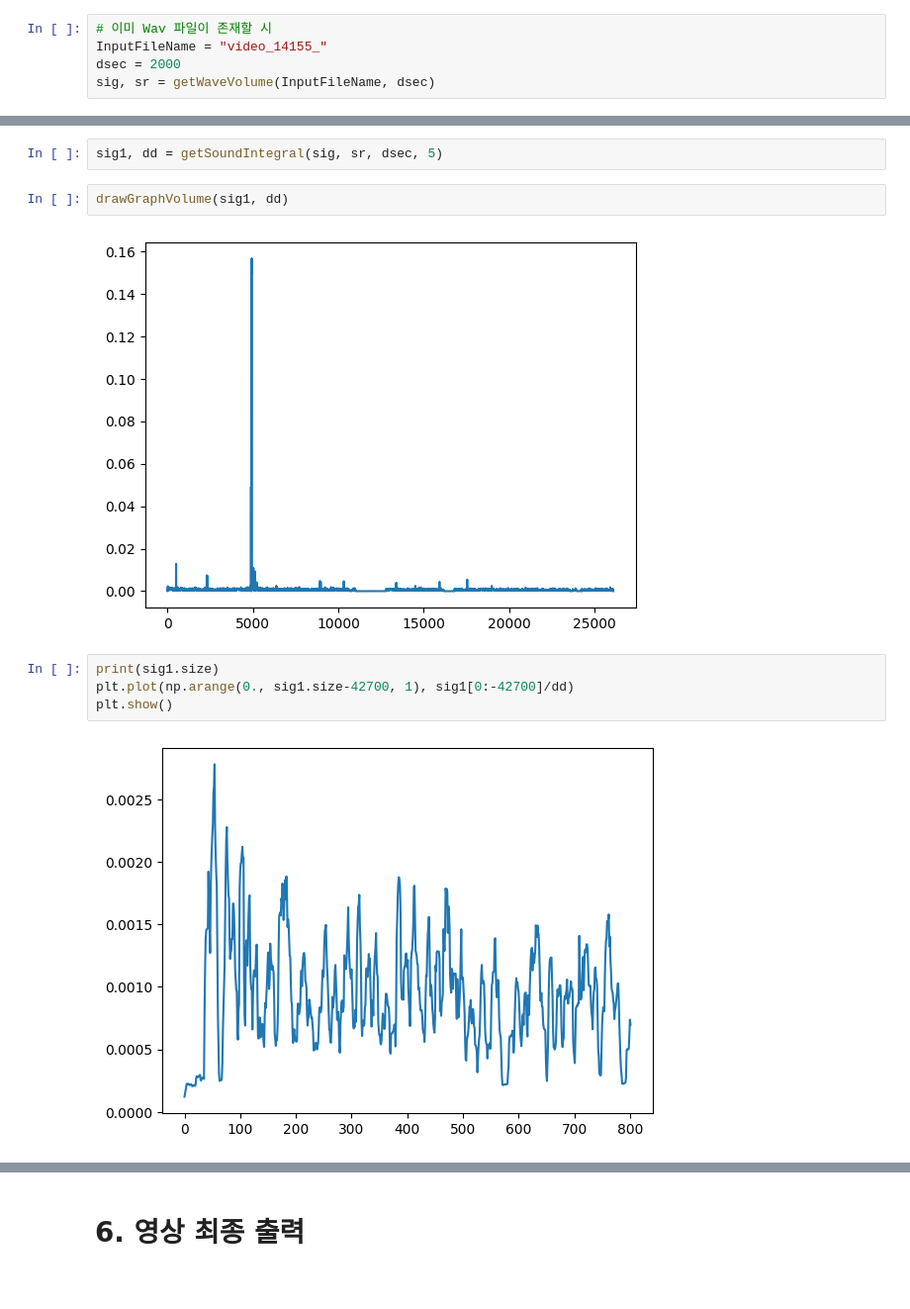
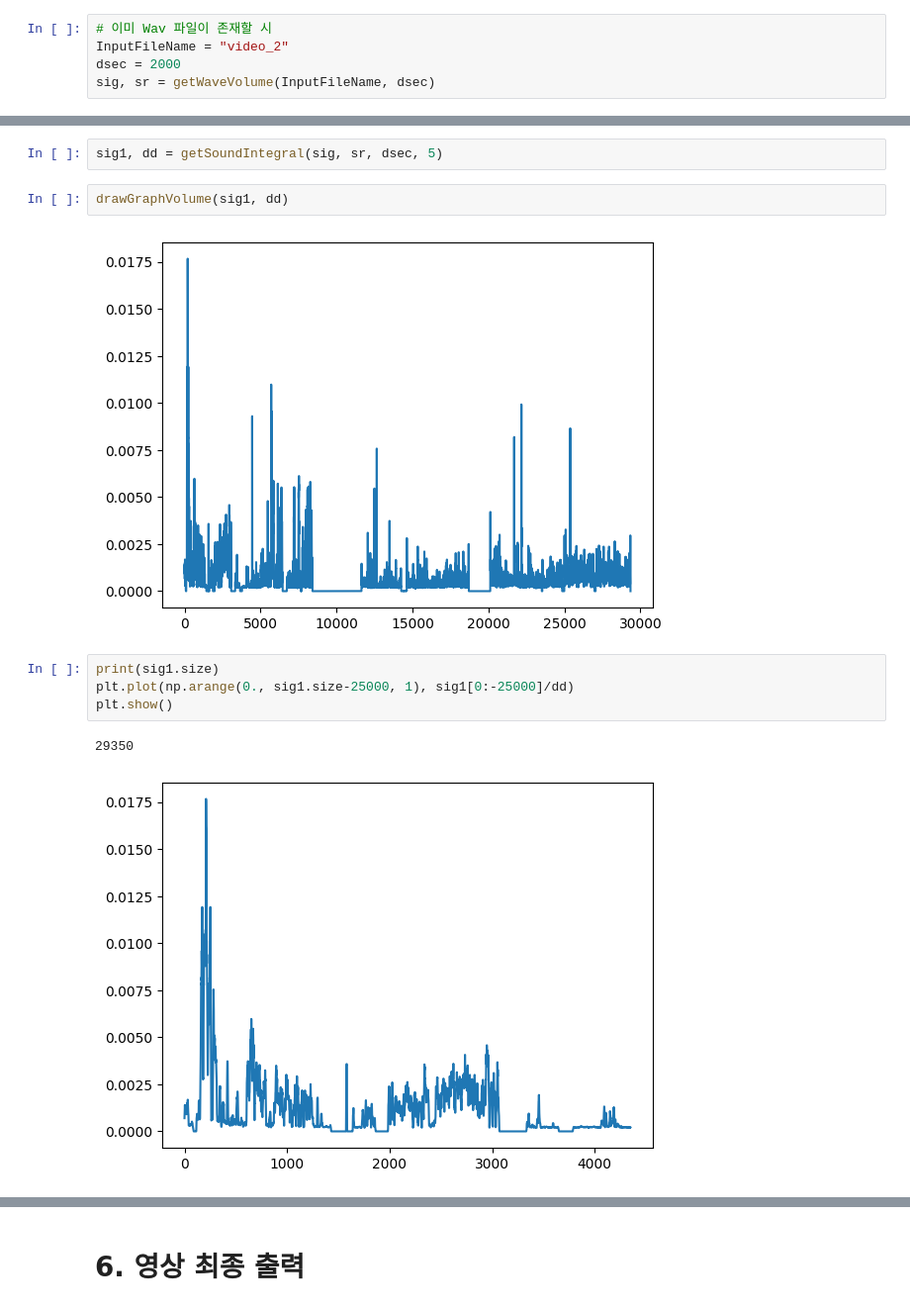
Before and after one commit to SAgiKPJH/SAGI_JJU-JJUCODE-, a Jupyter notebook: Project/01 영상편집 도우미 in python/VideoTest.ipynb, the cells around one changed output, grey strips where cells are left out. Shown: that part at 99% size. Cells and saved outputs as stored; diff of their text form.

```diff
--- a/Project/01 영상편집 도우미 in python/VideoTest.ipynb
+++ b/Project/01 영상편집 도우미 in python/VideoTest.ipynb
@@ -1301,7 +1301,7 @@ Start Converting mp3 to wav...
 Start making Visualization wav...
 # %%
 # 이미 Wav 파일이 존재할 시
-InputFileName = "video_14155_"
+InputFileName = "video_2"
 dsec = 2000
 sig, sr = getWaveVolume(InputFileName, dsec)
 # %% [output]
@@ -1315,11 +1315,12 @@ sig1, dd = getSoundIntegral(sig, sr, dsec, 5)
 # %%
 drawGraphVolume(sig1, dd)
 # %% [output]
-[figure, old version]
+[figure, new version]
 # %%
 print(sig1.size)
-plt.plot(np.arange(0., sig1.size-42700, 1), sig1[0:-42700]/dd)
+plt.plot(np.arange(0., sig1.size-25000, 1), sig1[0:-25000]/dd)
 plt.show()
 # %% [output]
+29350
-[figure, old version]
+[figure, new version]
 # %%
```
Also changed, not shown: parts of 4 cells of this notebook, 2 other files.
